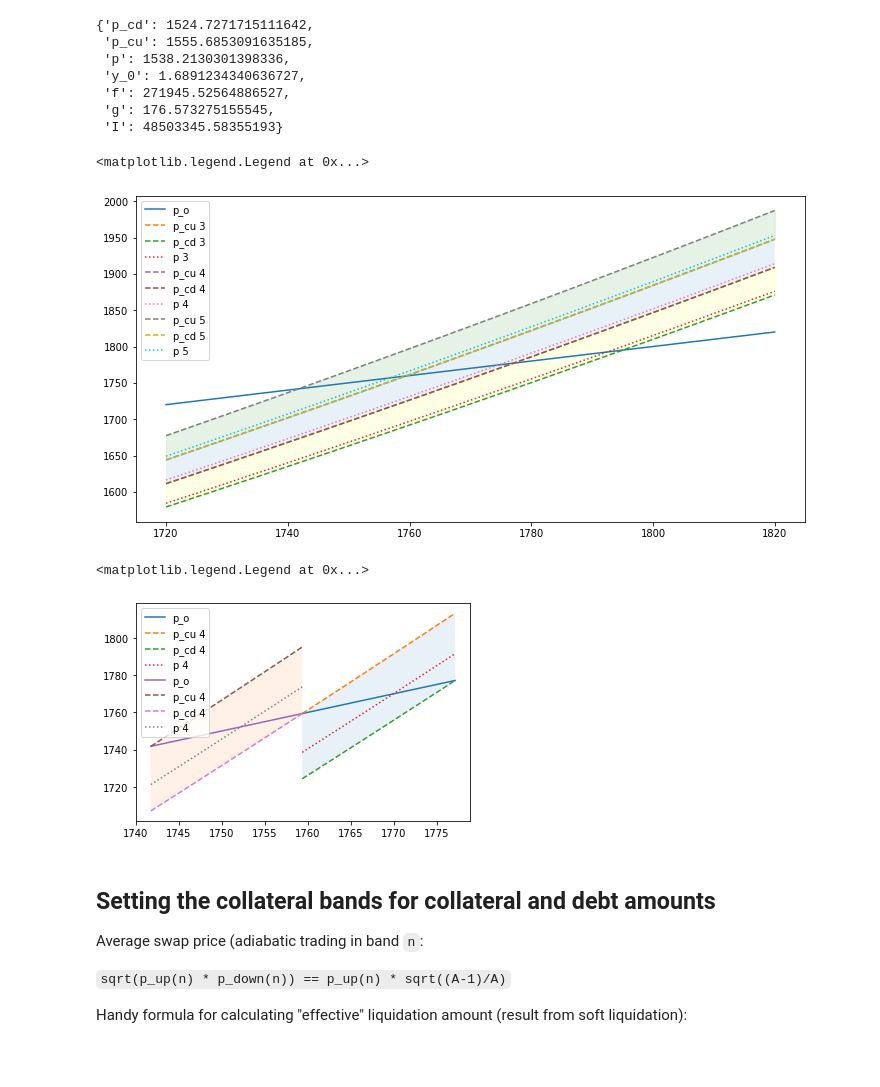
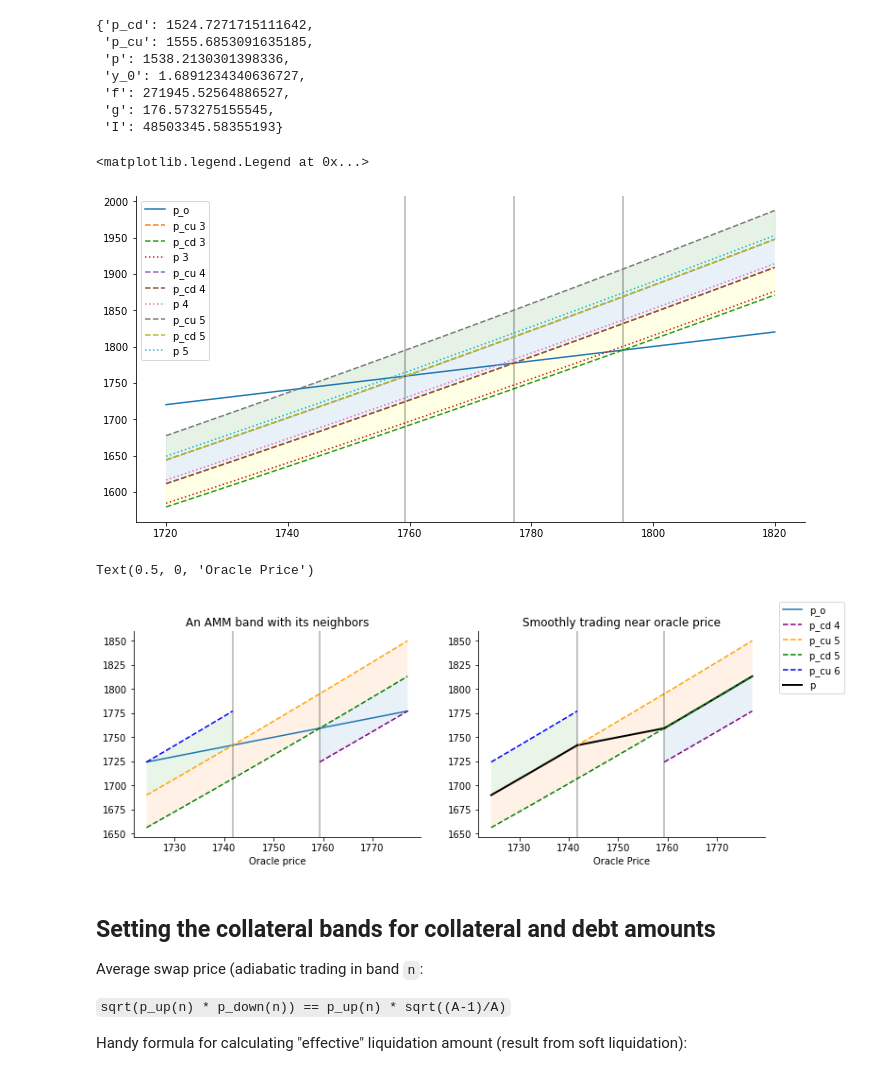
Before and after one commit to chanhosuh/curvefi-math, a Jupyter notebook: LLAMMA.ipynb, the cells around one changed output. Cells and saved outputs as stored; diff of their text form; code cells hidden in the pictures.

```diff
--- a/LLAMMA.ipynb
+++ b/LLAMMA.ipynb
@@ -65,6 +162,8 @@ amm_band(p_o, n=3, x=1200, y = 1)
  'I': 48503345.58355193}
 # %%
 f, ax = plt.subplots(figsize=(12,6))
+ax.spines['right'].set_visible(False)
+ax.spines['top'].set_visible(False)
 
 
 x = 2400  # stable
@@ -79,6 +178,7 @@ n = 3
 amm_up_prices = [amm_band(p, n, x, y)["p_cu"] for p in prices]
 amm_down_prices = [amm_band(p, n, x, y)["p_cd"] for p in prices]  # same as p_cu for n-1
 amm_center_prices = [amm_band(p, n, x, y)["p"] for p in prices]
+ax.axvline(p_up(n), color='black', alpha=0.3)
 
 ax.plot(prices, amm_up_prices, '--', label="p_cu 3")
 ax.plot(prices, amm_down_prices, '--', label="p_cd 3")
@@ -89,6 +189,7 @@ n = 4
 amm_up_prices = [amm_band(p, n, x, y)["p_cu"] for p in prices]
 amm_down_prices = [amm_band(p, n, x, y)["p_cd"] for p in prices]
 amm_center_prices = [amm_band(p, n, x, y)["p"] for p in prices]
+ax.axvline(p_up(n), color='black', alpha=0.3)
 
 ax.plot(prices, amm_up_prices, '--', label="p_cu 4")
 ax.plot(prices, amm_down_prices, '--', label="p_cd 4")
@@ -99,6 +200,7 @@ n = 5
 amm_up_prices = [amm_band(p, n, x, y)["p_cu"] for p in prices]
 amm_down_prices = [amm_band(p, n, x, y)["p_cd"] for p in prices]  # same as p_cu for n-1
 amm_center_prices = [amm_band(p, n, x, y)["p"] for p in prices]
+ax.axvline(p_up(n), color='black', alpha=0.3)
 
 ax.plot(prices, amm_up_prices, '--', label="p_cu 5")
 ax.plot(prices, amm_down_prices, '--', label="p_cd 5")
@@ -109,50 +211,88 @@ ax.fill_between(prices, amm_down_prices, amm_up_prices, color='green', alpha=0.1
 ax.legend()
 # %% [output]
 <matplotlib.legend.Legend at 0x...>
-[figure, old version]
+[figure, new version]
 # %%
-f, ax = plt.subplots()
-
+fig, axes = plt.subplots(ncols=2, nrows=1, figsize=(12,4))
+ax, ax2 = axes
+ax.spines['right'].set_visible(False)
+ax.spines['top'].set_visible(False)
+ax2.spines['right'].set_visible(False)
+ax2.spines['top'].set_visible(False)
 
 x = 1200  # stable
 y = 1  # collateral
+
+prices = np.linspace(p_down(6), p_up(4), 100)
+
+ax.plot(prices, prices, label="p_o")
+
 
 n = 4
 prices = np.linspace(p_down(n), p_up(n), 100)
 
 
-ax.plot(prices, prices, label="p_o")
+amm_up_prices = [amm_band(p, n, x, y)["p_cu"] for p in prices]
+amm_down_prices = [amm_band(p, n, x, y)["p_cd"] for p in prices]
+amm_center_prices = [amm_band(p, n, x, y)["p"] for p in prices]
+
+ax.plot(prices, amm_down_prices, '--', color='purple', label=f"p_cd {n}")
+ax.fill_between(prices, amm_down_prices, amm_up_prices, alpha=0.1)
+
+ax2.plot(prices, amm_up_prices, color='black', linewidth='2')
+ax2.plot(prices, amm_down_prices, '--', color='purple')
+ax2.fill_between(prices, amm_down_prices, amm_up_prices, alpha=0.1)
+
+n = 5
+prices = np.linspace(p_down(6), p_up(4), 100)
 
 amm_up_prices = [amm_band(p, n, x, y)["p_cu"] for p in prices]
 amm_down_prices = [amm_band(p, n, x, y)["p_cd"] for p in prices]
 amm_center_prices = [amm_band(p, n, x, y)["p"] for p in prices]
 
-ax.plot(prices, amm_up_prices, '--', label="p_cu 4")
-ax.plot(prices, amm_down_prices, '--', label="p_cd 4")
-ax.plot(prices, amm_center_prices, ':', label="p 4")
+ax.plot(prices, amm_up_prices, '--', color='orange', label=f"p_cu {n}")
+ax.plot(prices, amm_down_prices, '--', color='green', label=f"p_cd {n}")
 ax.fill_between(prices, amm_down_prices, amm_up_prices, alpha=0.1)
 
-n = 5
-prices = np.linspace(p_down(n), p_up(n), 100)
+ax.axvline(p_up(5), color='black', alpha=0.3)
+ax.axvline(p_down(5), color='black', alpha=0.3)
+
+middle_band_prices = np.linspace(p_down(5), p_up(5), 100)
+ax2.plot(middle_band_prices, middle_band_prices, color='black', linewidth='2', label="p")
+
+ax2.plot(prices, amm_up_prices, '--', color='orange')
+ax2.plot(prices, amm_down_prices, '--', color='green')
+ax2.fill_between(prices, amm_down_prices, amm_up_prices, alpha=0.1)
+
+ax2.axvline(p_up(5), color='black', alpha=0.3)
+ax2.axvline(p_down(5), color='black', alpha=0.3)
 
 
-ax.plot(prices, prices, label="p_o")
+n = 6
+prices = np.linspace(p_down(n), p_up(n), 100)
 
 amm_up_prices = [amm_band(p, n, x, y)["p_cu"] for p in prices]
 amm_down_prices = [amm_band(p, n, x, y)["p_cd"] for p in prices]
 amm_center_prices = [amm_band(p, n, x, y)["p"] for p in prices]
 
-ax.plot(prices, amm_up_prices, '--', label="p_cu 4")
-ax.plot(prices, amm_down_prices, '--', label="p_cd 4")
-ax.plot(prices, amm_center_prices, ':', label="p 4")
+ax.plot(prices, amm_up_prices, '--', color='blue', label=f"p_cu {n}")
 ax.fill_between(prices, amm_down_prices, amm_up_prices, alpha=0.1)
 
+ax2.plot(prices, amm_up_prices, '--', color='blue')
+ax2.plot(prices, amm_down_prices, color='black', linewidth='2')
 
+ax2.fill_between(prices, amm_down_prices, amm_up_prices, alpha=0.1)
 
-ax.legend()
+fig.legend()
+
+ax.title.set_text("An AMM band with its neighbors")
+ax2.title.set_text("Smoothly trading near oracle price")
+
+ax.set_xlabel("Oracle price")
+ax2.set_xlabel("Oracle Price")
 # %% [output]
-<matplotlib.legend.Legend at 0x...>
+Text(0.5, 0, 'Oracle Price')
-[figure, old version]
+[figure, new version]
 # %% [markdown]
 ## Setting the collateral bands for collateral and debt amounts
 
```
Also changed, not shown: parts of 8 cells of this notebook.
